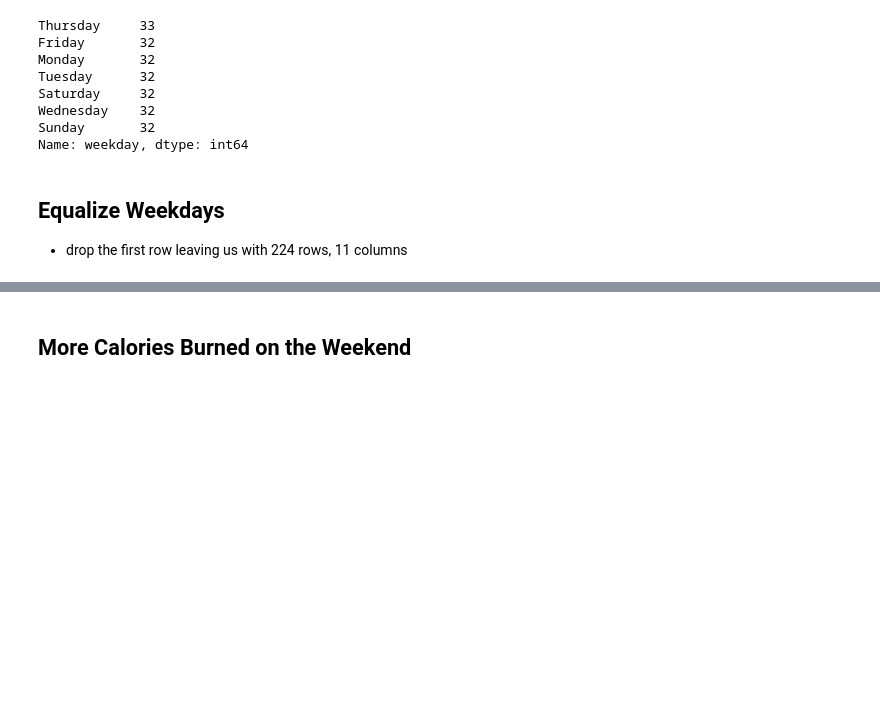
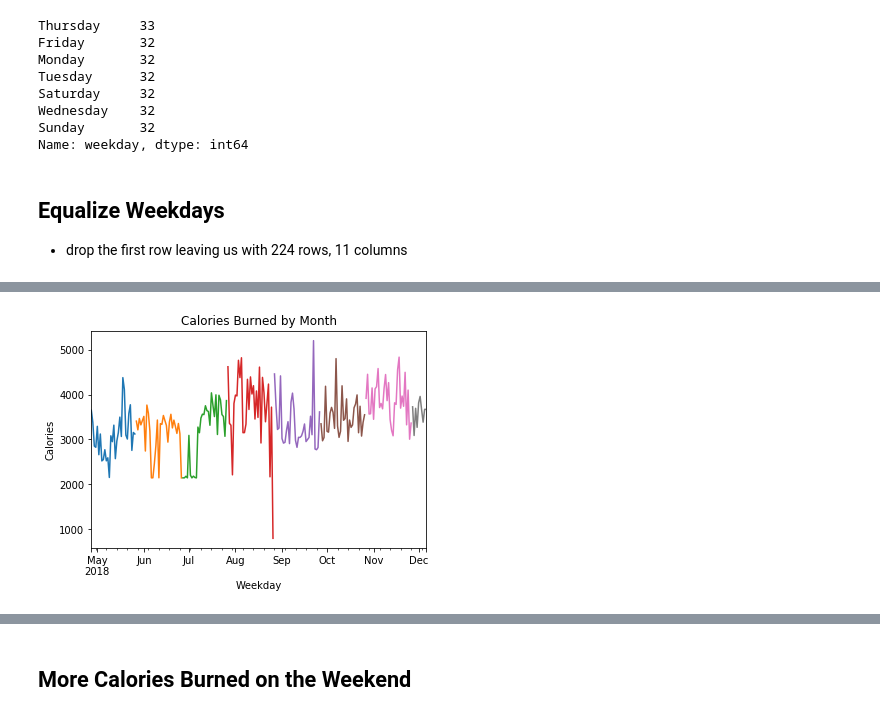
Before and after one commit to U-Gotta-Have-Faith/time_series, a Jupyter notebook: faith_acquire.ipynb, the cells around one changed output, grey strips where cells are left out. Drawn from its saved outputs; the diff is of its cells as text; code cells hidden in the pictures; blank space fills up the shorter version.

```diff
--- a/faith_acquire.ipynb
+++ b/faith_acquire.ipynb
@@ -175,0 +230,16 @@ df.groupby(['weekday'])['calories_burned'].sum().plot()
+# %%
+df['calories_burned']['2018-04-27':'2018-05-26'].plot()
+df['calories_burned']['2018-05-27':'2018-06-26'].plot()
+df['calories_burned']['2018-06-27':'2018-07-26'].plot()
+df['calories_burned']['2018-07-27':'2018-08-26'].plot()
+df['calories_burned']['2018-08-27':'2018-09-26'].plot()
+df['calories_burned']['2018-09-27':'2018-10-26'].plot()
+df['calories_burned']['2018-10-27':'2018-11-26'].plot()
+df['calories_burned']['2018-11-27':'2018-12-06'].plot()
+
+plt.xlabel('Weekday')
+plt.ylabel('Calories')
+plt.title('Calories Burned by Month')
+plt.show()
+# %% [output]
+[figure, added]
```
Also changed, not shown: parts of 11 cells of this notebook.
